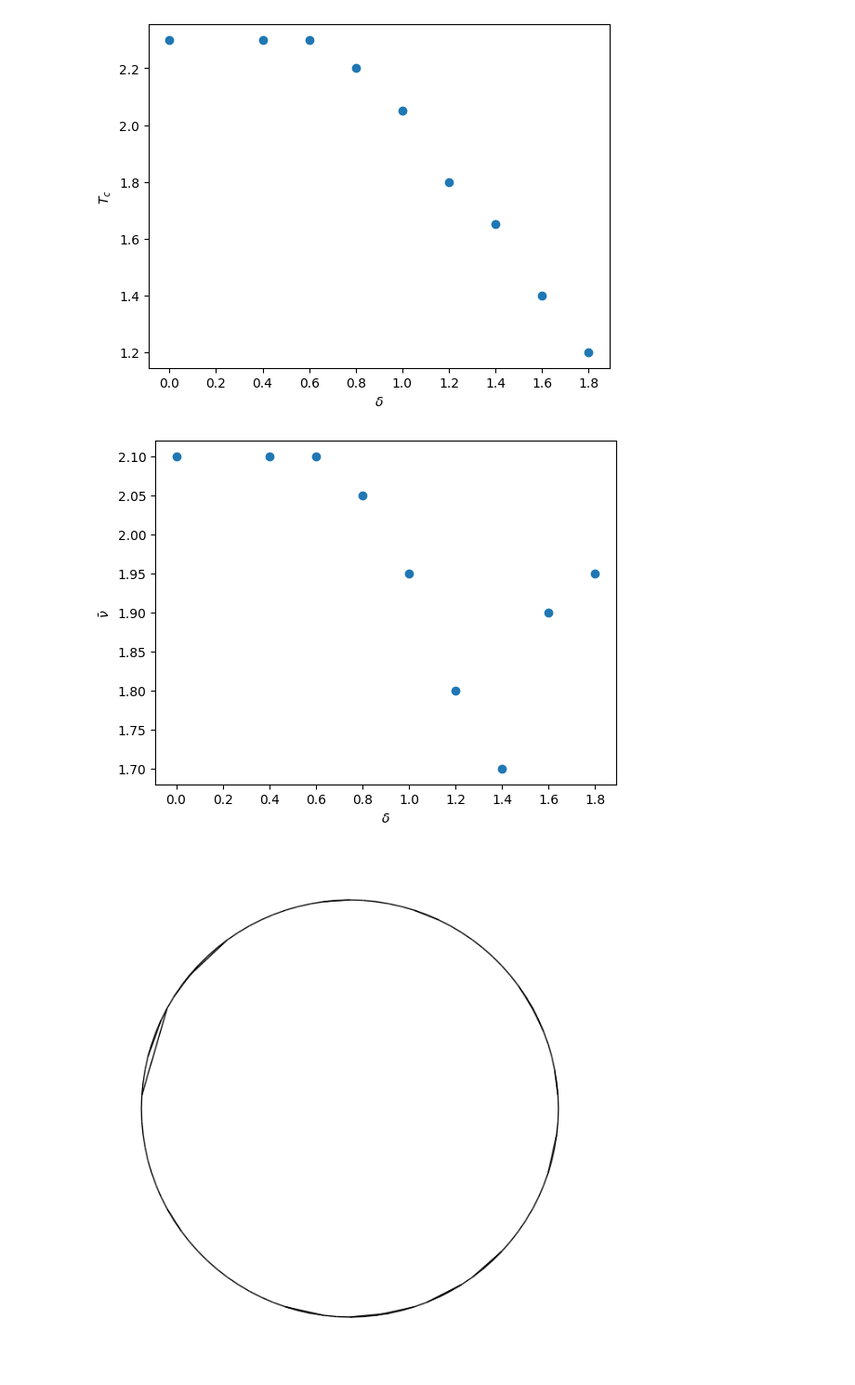
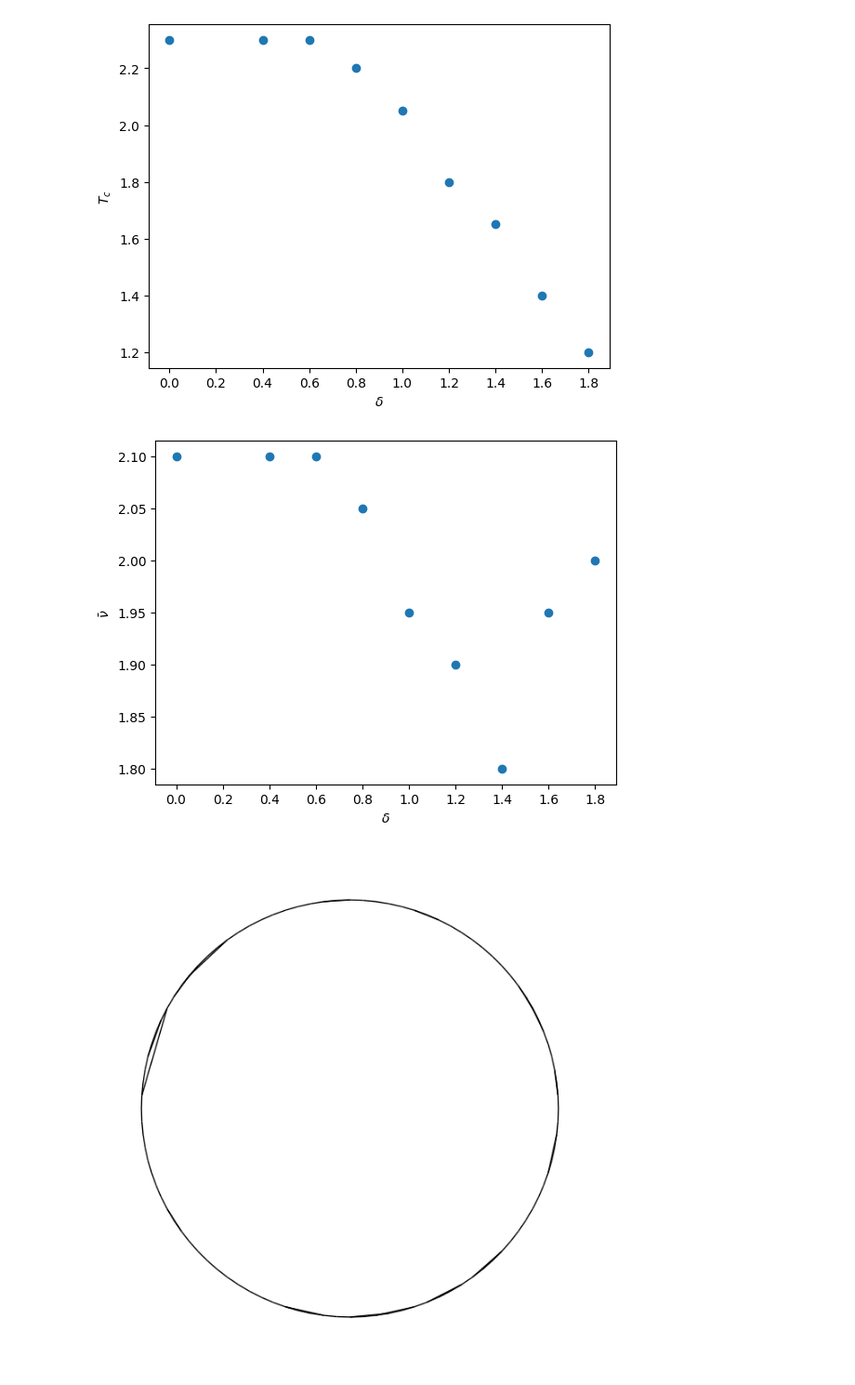
Before and after one commit to MatteoFalcioni/complex_networks, a Jupyter notebook: Python/sample.ipynb, the cells around one changed output. Shown at 93% size. Saved outputs shown, nothing was run; the diff lists cells and outputs as text; code cells hidden in the pictures.

```diff
--- a/Python/sample.ipynb
+++ b/Python/sample.ipynb
@@ -17,19 +17,19 @@ plt.show()
 # %%
 # Create the graph nuBar vs delta
 import matplotlib.pyplot as plt
 
 delta = [0, 0.4, 0.6, 0.8, 1.0, 1.2, 1.4, 1.6, 1.8]
-tc =  [2.1, 2.1, 2.1, 2.05,   1.95,   1.8, 1.7, 1.9, 1.95]
+tc =  [2.1, 2.1, 2.1, 2.05,   1.95, 1.9, 1.8, 1.95, 2]
 
 
 plt.scatter(delta, tc)
 plt.xlabel(r'$\delta$')
 plt.ylabel(r'$\bar\nu$')
 plt.xticks([0, 0.2, 0.4, 0.6, 0.8, 1.0, 1.2, 1.4, 1.6, 1.8])
 
 plt.show()
 # %% [output]
-[figure, old version]
+[figure, new version]
 # %%
 #Below an example usage of the libraries
 # %%
```
Also changed, not shown: 6 other files.
